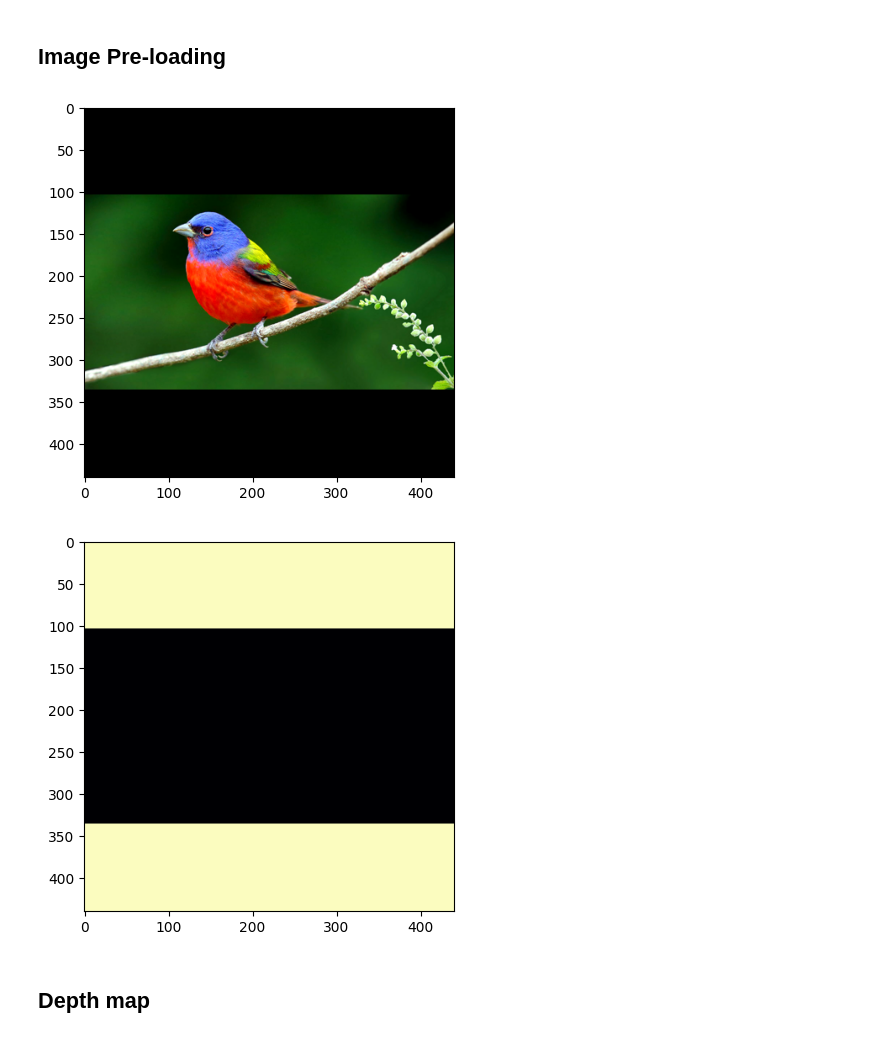
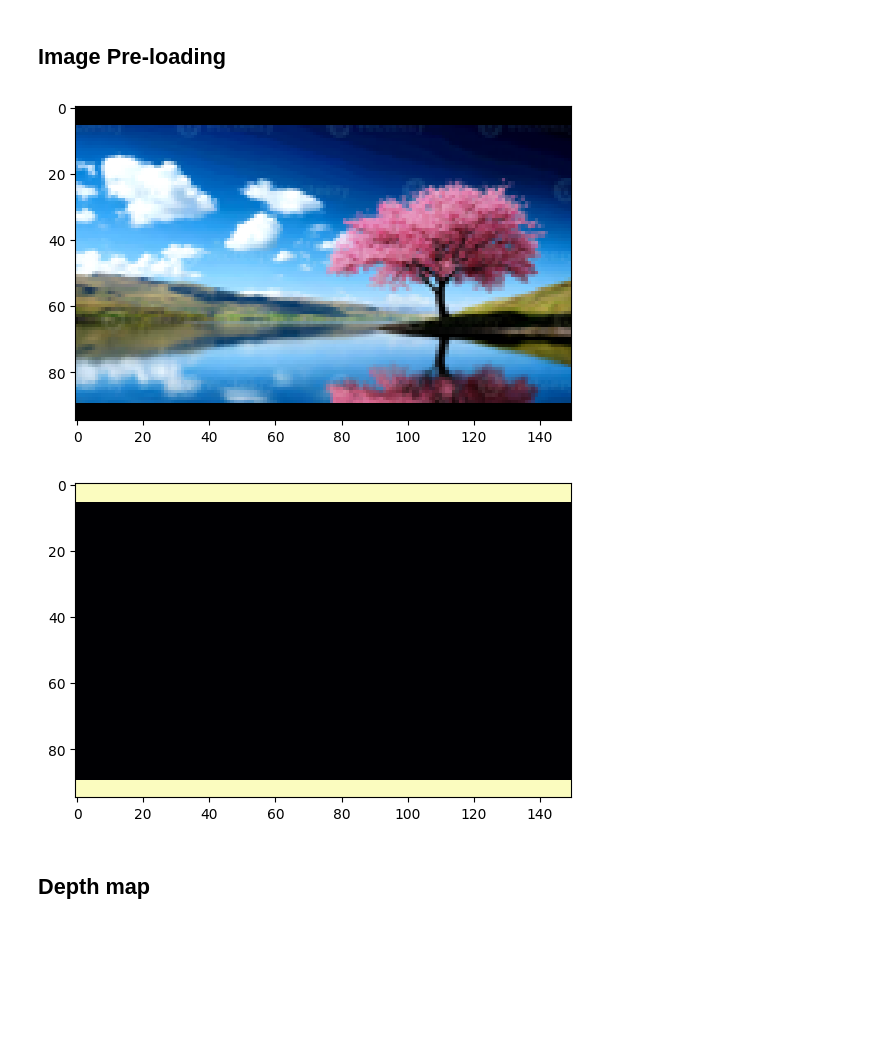
Before and after one commit to SimonMeersschaut/paint-bot, a Jupyter notebook: src/stroke_generation.ipynb, the cells around one changed output. Cells and saved outputs as stored; diff of their text form; code cells hidden in the pictures; blank space fills up the shorter version.

```diff
--- a/src/stroke_generation.ipynb
+++ b/src/stroke_generation.ipynb
@@ -1,7 +1,7 @@
 # %% [markdown]
 ## Imports & Loads
 # %%
-CANVAS_SIZE = (440, 440)
+CANVAS_SIZE = (150, 95) # mm
 # %%
 import numpy as np
 from PIL import Image, ImageOps
@@ -74,32 +74,32 @@ depth_estimator = pipeline(
 # %%
 import numpy as np
 from PIL import Image, ImageOps, ImageFilter, ImageEnhance
 from skimage.segmentation import slic
 import matplotlib.pyplot as plt
 
 
 # 1. Load your PIL image
-pil_original_image = Image.open("C:/Users/Simon/Documents/projecten/paint-bot/images/bird.jpg")
+pil_original_image = Image.open("C:/Users/Simon/Documents/projecten/paint-bot/images/pink-tree.jpeg")
 enhancer = ImageEnhance.Contrast(pil_original_image)
 contrast_factor = 1.2
 pil_original_image = enhancer.enhance(contrast_factor)
 
 # 2. Resize to 440x440 (assuming resize_image is defined elsewhere)
 pil_resized_image = resize_image(pil_original_image)
 
 # GaussianBlur takes a 'radius' parameter. Higher radius = more blur.
 pil_blurred_image = pil_resized_image.filter(ImageFilter.GaussianBlur(radius=5))
-# np_resized_blurred_image = np.array(pil_blurred_image)
+np_resized_blurred_image = np.array(pil_blurred_image)
 
 # 3. Convert the original resized PIL image to a NumPy array (if still needed)
 np_resized_image = np.array(pil_resized_image)
 np_original_image = np.array(pil_original_image)
 
 # Display the blurred image to verify
 plt.imshow(np_resized_image)
 plt.show()
 # %% [output]
-[figure, old version]
+[figure, new version]
 # %%
 # 3. Create a "dummy" pure white image of the exact same original size
 # This represents our "real pixels" mask BEFORE padding
@@ -116,7 +116,7 @@ padding_mask = (np.array(padded_mask_resized) == 0).astype(np.uint8)
 plt.imshow(padding_mask, cmap='magma')
 plt.show()
 # %% [output]
-[figure, old version]
+[figure, new version]
 # %% [markdown]
 ## Depth map
 # %%
```
Also changed, not shown: parts of 9 cells of this notebook, 7 other files.
